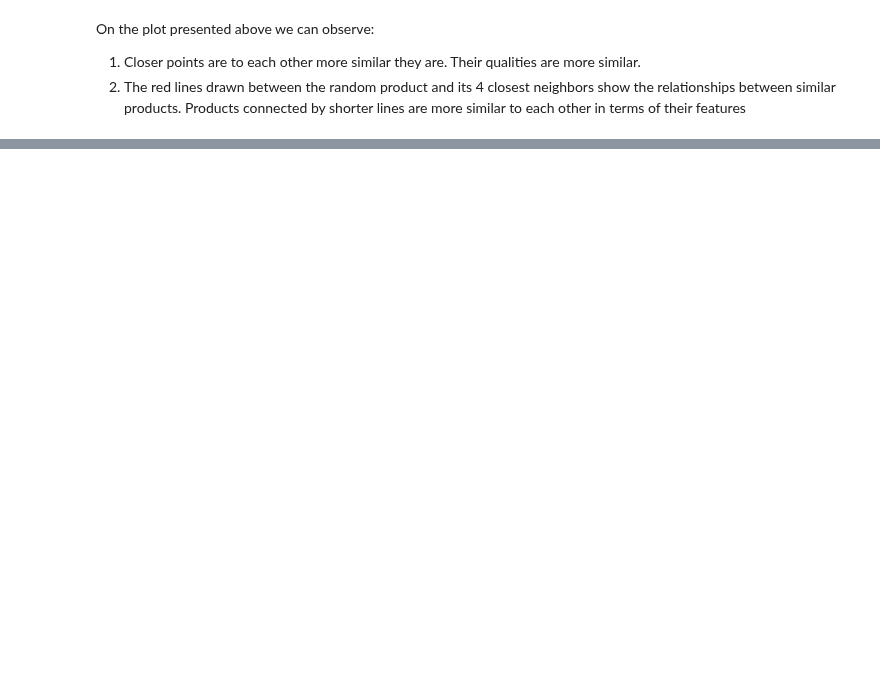
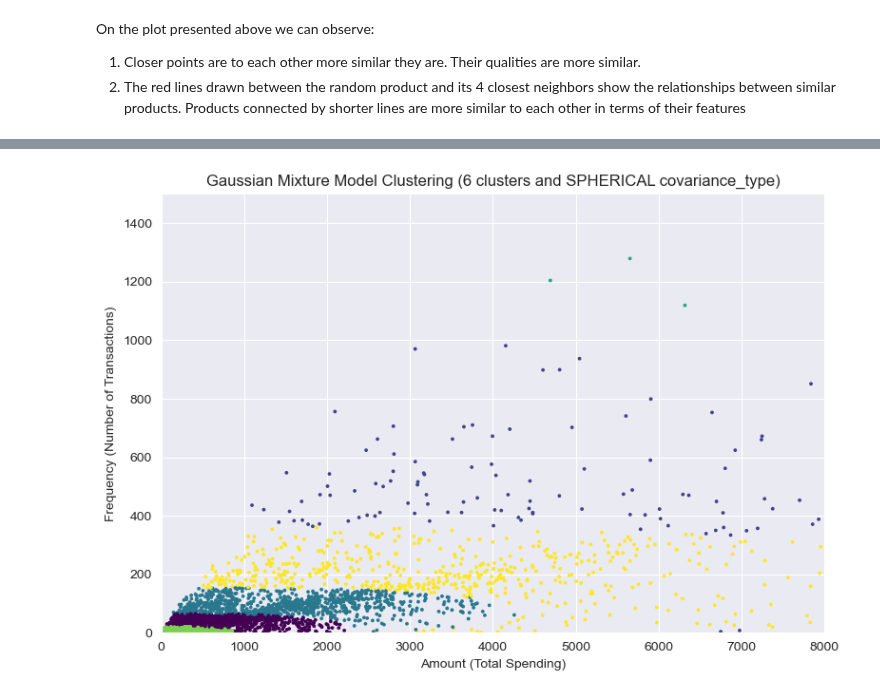
Before and after one commit to adamzulu123/Introduction-to-data-analysis, a Jupyter notebook: Notebook4/Advanced_4_notebook.ipynb, the cells around one changed output, grey strips where cells are left out. Saved outputs shown, nothing was run; the diff lists cells and outputs as text; code cells hidden in the pictures; blank space fills up the shorter version.

```diff
--- a/Notebook4/Advanced_4_notebook.ipynb
+++ b/Notebook4/Advanced_4_notebook.ipynb
@@ -250,0 +590,6 @@ On the plot presented above we can observe:
+# %%
+gmm_sph = GaussianMixture(n_components=6, covariance_type='spherical')
+y_gmm_sph = gmm_sph.fit_predict(data_for_gmm_scaled)
+
+df_new['Cluster-Gaussian-SPH'] = y_gmm_sph
+df_new['Cluster-Gaussian-SPH'].value_counts()
@@ -250,0 +605,14 @@ On the plot presented above we can observe:
+# %%
+plt.figure(figsize=(9, 6))
+plt.scatter(df_new['Amount'], df_new['Frequency'], c=df_new['Cluster-Gaussian-SPH'], cmap='viridis', s=3)
+
+plt.xlabel('Amount (Total Spending)')
+plt.ylabel('Frequency (Number of Transactions)')
+plt.title('Gaussian Mixture Model Clustering (6 clusters and SPHERICAL covariance_type)')
+
+#limitation for axis
+plt.xlim(0, 8000)
+plt.ylim(0, 1500)
+plt.show()
+# %% [output]
+[figure, added]
```
Also changed, not shown: parts of 52 cells of this notebook.
